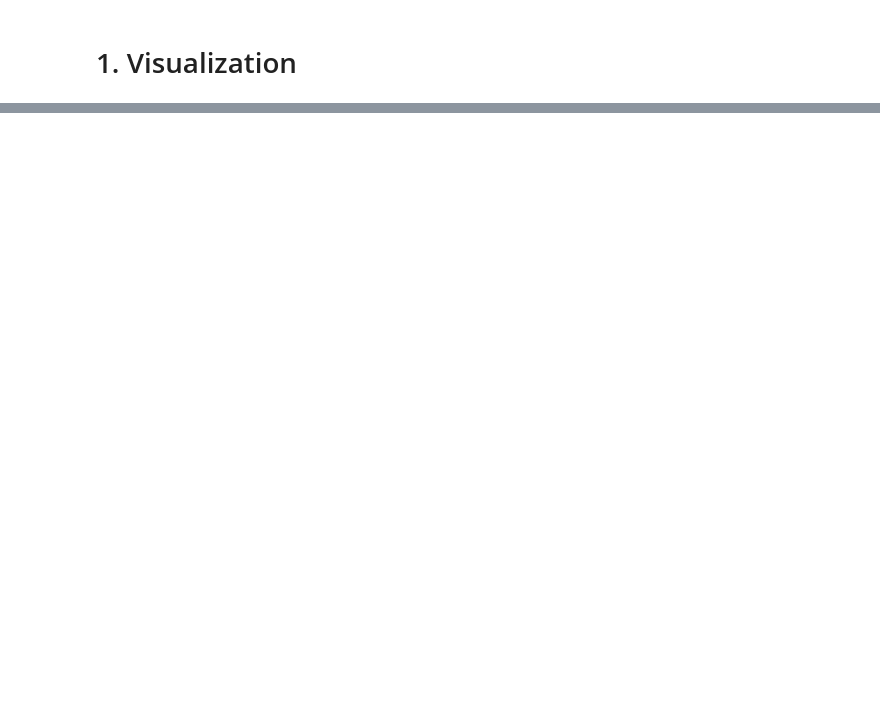
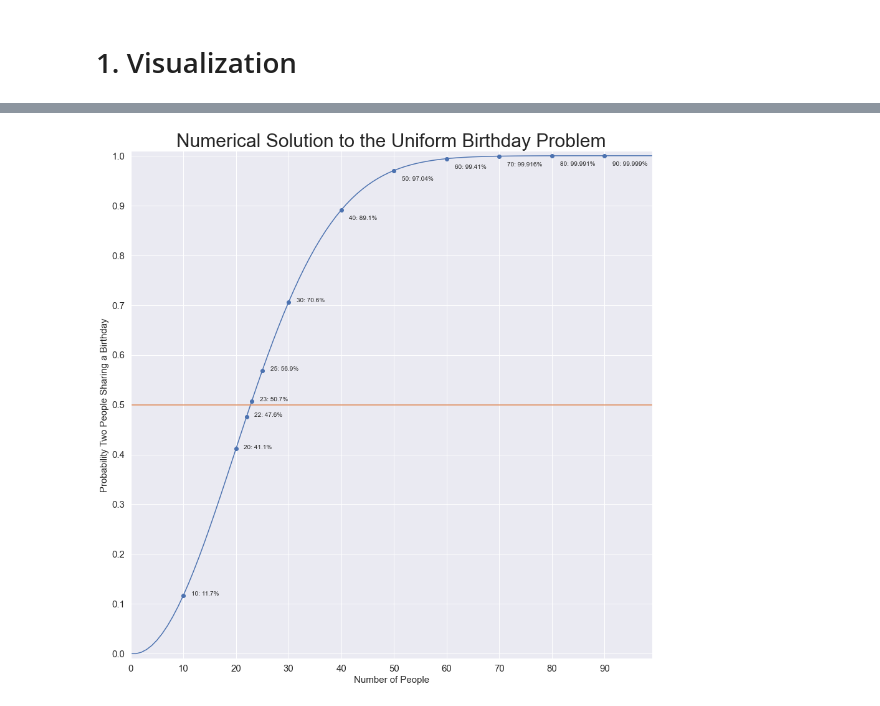
Before and after one commit to rcharan/birthdays, a Jupyter notebook: analysis.ipynb, the cells around one changed output, grey strips where cells are left out. Cells and saved outputs as stored; diff of their text form; code cells hidden in the pictures; blank space fills up the shorter version.

```diff
--- a/analysis.ipynb
+++ b/analysis.ipynb
@@ -86,0 +84,19 @@ plt.show()
+# %%
+from functools import reduce
+
+# For python >= 3.8, do: from math import product
+def product(iterable):
+  return reduce(lambda x, y : x * y, iterable, 1)
+
+def lmap(predicate, iterable):
+  return list(map(predicate, iterable))
+# %%
+def uniform_birthday_problem(n):
+  return 1 - product([(365-k)/365 for k in range(n)])
+# %%
+n_range = list(range(100))
+uniform_p = pd.DataFrame({
+  'n'       : n_range,
+  'p'       : lmap(uniform_birthday_problem, n_range),
+  '0.5'  : [0.5 for _ in n_range],
+})
@@ -86,0 +105,46 @@ plt.show()
+# %%
+fig, ax = plt.subplots(figsize = (15, 15))
+sns.lineplot(
+  data = uniform_p.melt(id_vars = 'n'),
+  x    = 'n',
+  y    = 'value',
+  hue  = 'variable',
+  ax   = ax
+)
+
+# Annotations. Offsets are hand-coded for the figure
+for n in [10, 20, 22, 23, 25, 30, 40, 50, 60, 70, 80, 90]:
+  p = uniform_p.p[n]
+  ax.scatter(n, p, color = sns.color_palette()[0])
+  if n >= 40:
+    xy = (n + 1.5, p - 0.02)
+  elif n == 22:
+    xy = (n + 1.5, p)
+  else:
+    xy = (n + 1.5, p)
+
+  if 1-p >= 0.1:
+    text = f'{n}: {p:.1%}'
+  elif 1-p >= 0.001:
+    text = f'{n}: {p:.2%}'
+  else:
+    text = f'{n}: {p:.3%}'
+
+  ax.annotate(text, xy)
+
+font_dict = {'fontsize' : 15}
+ax.get_legend().remove()
+ax.set_title('Numerical Solution to the Uniform Birthday Problem', fontdict = {'fontsize' : 30})
+ax.set_yticks([x/10 for x in range(11)])
+ax.set_xticks([x * 10 for x in range(10)])
+ax.set_ylim([-0.01,1.01])
+ax.set_xlim([0, 99])
+ax.set_xlabel('Number of People', font_dict)
+ax.set_ylabel('Probability Two People Sharing a Birthday', font_dict)
+plt.xticks(fontsize = 15)
+plt.yticks(fontsize = 15)
+
+fig.savefig('outputs/uniform_numerical.png')
+plt.show()
+# %% [output]
+[figure, added]
```
Also changed, not shown: parts of 10 cells of this notebook, 2 other files.
